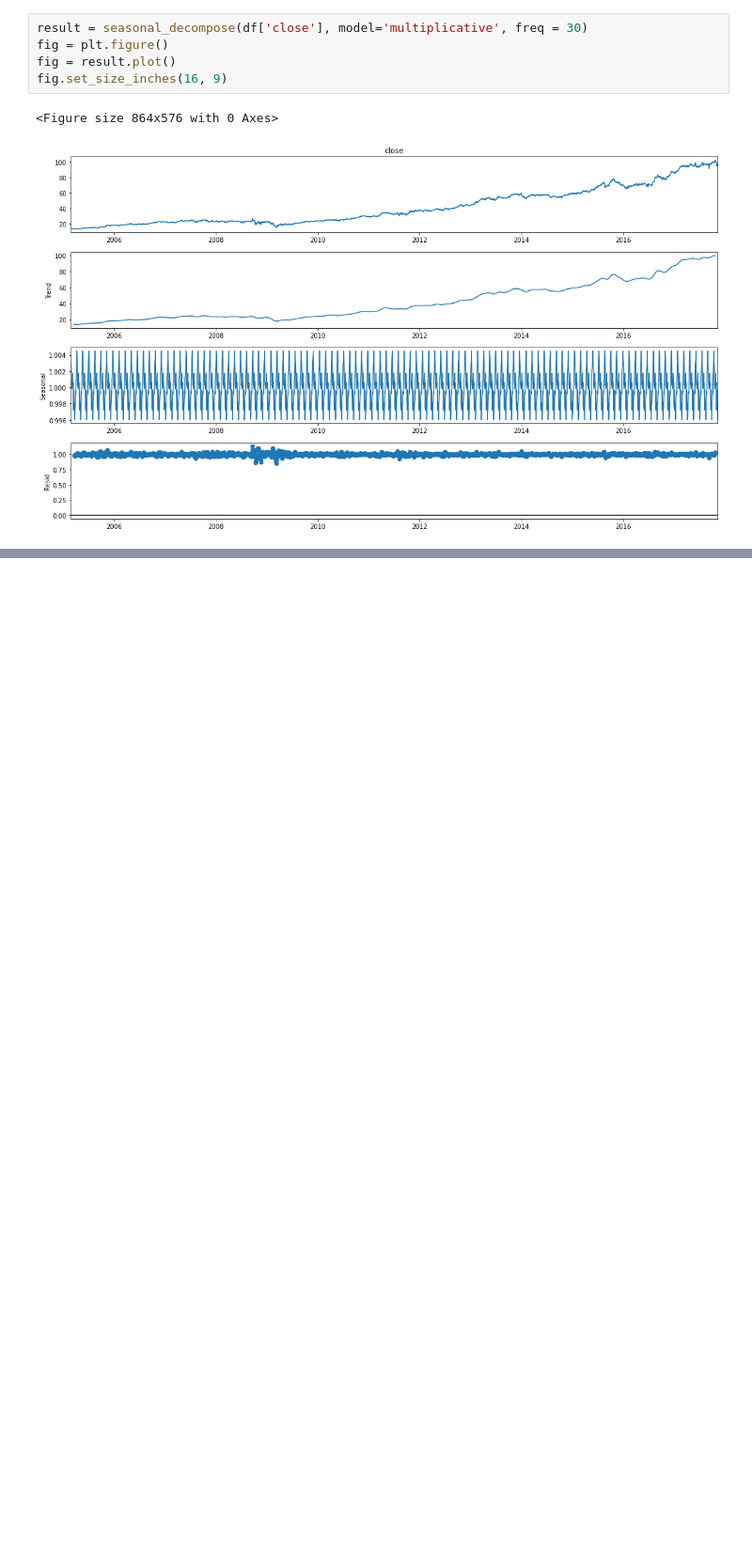
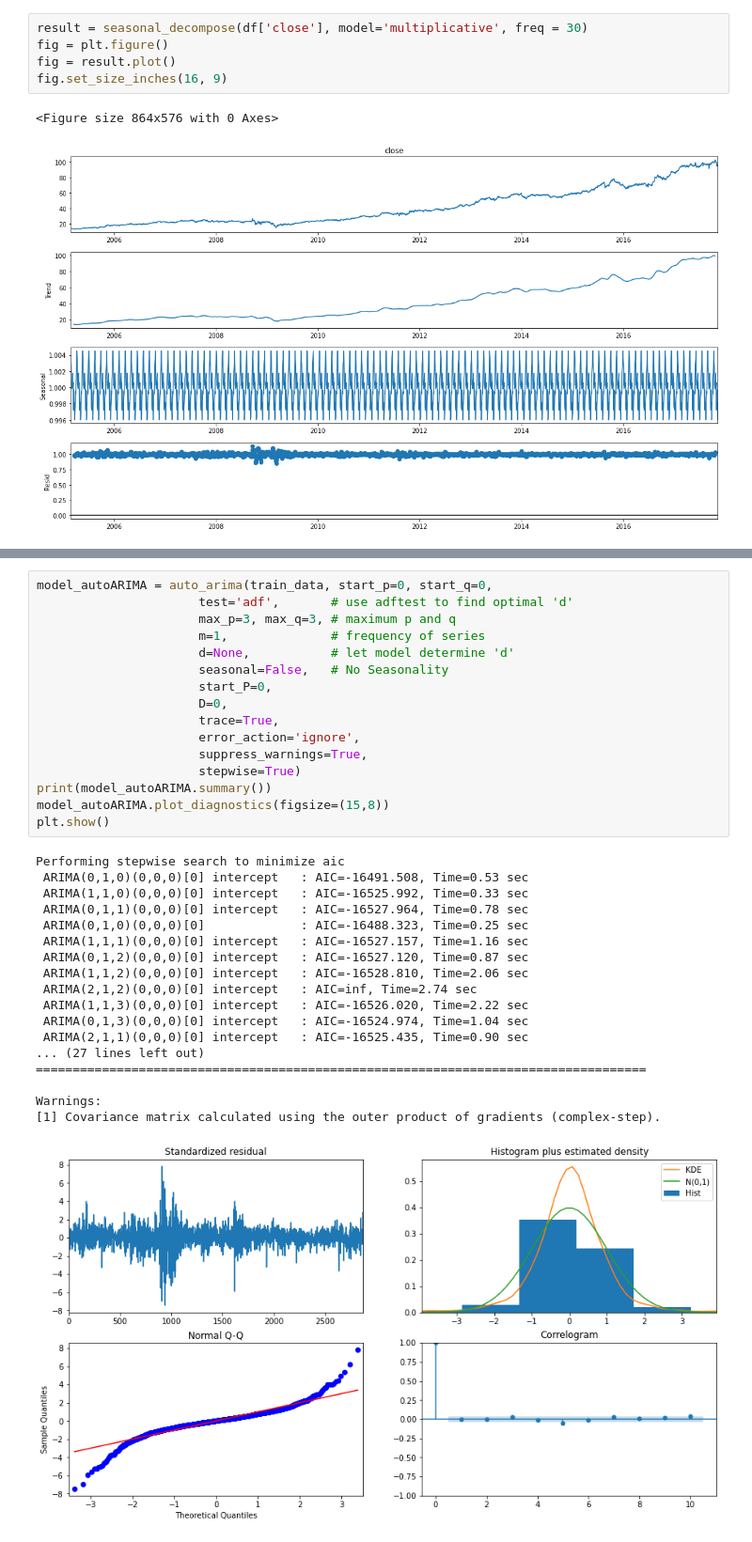
Before and after one commit to iislamm/stock-prices-prediction, a Jupyter notebook: stocks_prediction.ipynb, the cells around one changed output, grey strips where cells are left out. Shown at 94% size. Drawn from its saved outputs; the diff is of its cells as text; blank space fills up the shorter version.

Commit message:
Time Series checkpoint

```diff
--- a/stocks_prediction.ipynb
+++ b/stocks_prediction.ipynb
@@ -650,0 +656,35 @@ fig.set_size_inches(16, 9)
+# %%
+model_autoARIMA = auto_arima(train_data, start_p=0, start_q=0,
+                      test='adf',       # use adftest to find optimal 'd'
+                      max_p=3, max_q=3, # maximum p and q
+                      m=1,              # frequency of series
+                      d=None,           # let model determine 'd'
+                      seasonal=False,   # No Seasonality
+                      start_P=0,
+                      D=0,
+                      trace=True,
+                      error_action='ignore',
+                      suppress_warnings=True,
+                      stepwise=True)
+print(model_autoARIMA.summary())
+model_autoARIMA.plot_diagnostics(figsize=(15,8))
+plt.show()
+# %% [output]
+Performing stepwise search to minimize aic
+ ARIMA(0,1,0)(0,0,0)[0] intercept   : AIC=-16491.508, Time=0.53 sec
+ ARIMA(1,1,0)(0,0,0)[0] intercept   : AIC=-16525.992, Time=0.33 sec
+ ARIMA(0,1,1)(0,0,0)[0] intercept   : AIC=-16527.964, Time=0.78 sec
+ ARIMA(0,1,0)(0,0,0)[0]             : AIC=-16488.323, Time=0.25 sec
+ ARIMA(1,1,1)(0,0,0)[0] intercept   : AIC=-16527.157, Time=1.16 sec
+ ARIMA(0,1,2)(0,0,0)[0] intercept   : AIC=-16527.120, Time=0.87 sec
+ ARIMA(1,1,2)(0,0,0)[0] intercept   : AIC=-16528.810, Time=2.06 sec
+ ARIMA(2,1,2)(0,0,0)[0] intercept   : AIC=inf, Time=2.74 sec
+ ARIMA(1,1,3)(0,0,0)[0] intercept   : AIC=-16526.020, Time=2.22 sec
+ ARIMA(0,1,3)(0,0,0)[0] intercept   : AIC=-16524.974, Time=1.04 sec
+ ARIMA(2,1,1)(0,0,0)[0] intercept   : AIC=-16525.435, Time=0.90 sec
+... (27 lines left out)
+===================================================================================
+
+Warnings:
+[1] Covariance matrix calculated using the outer product of gradients (complex-step).
+[figure, added]
```
Also changed, not shown: parts of 27 cells of this notebook.
